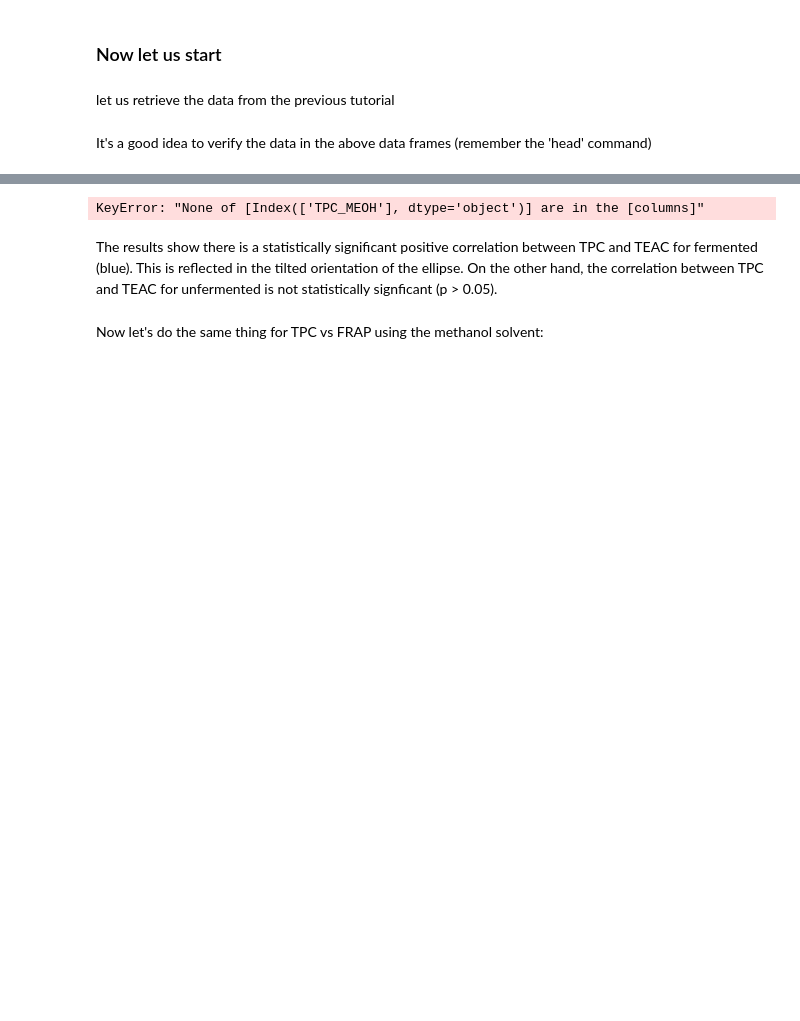
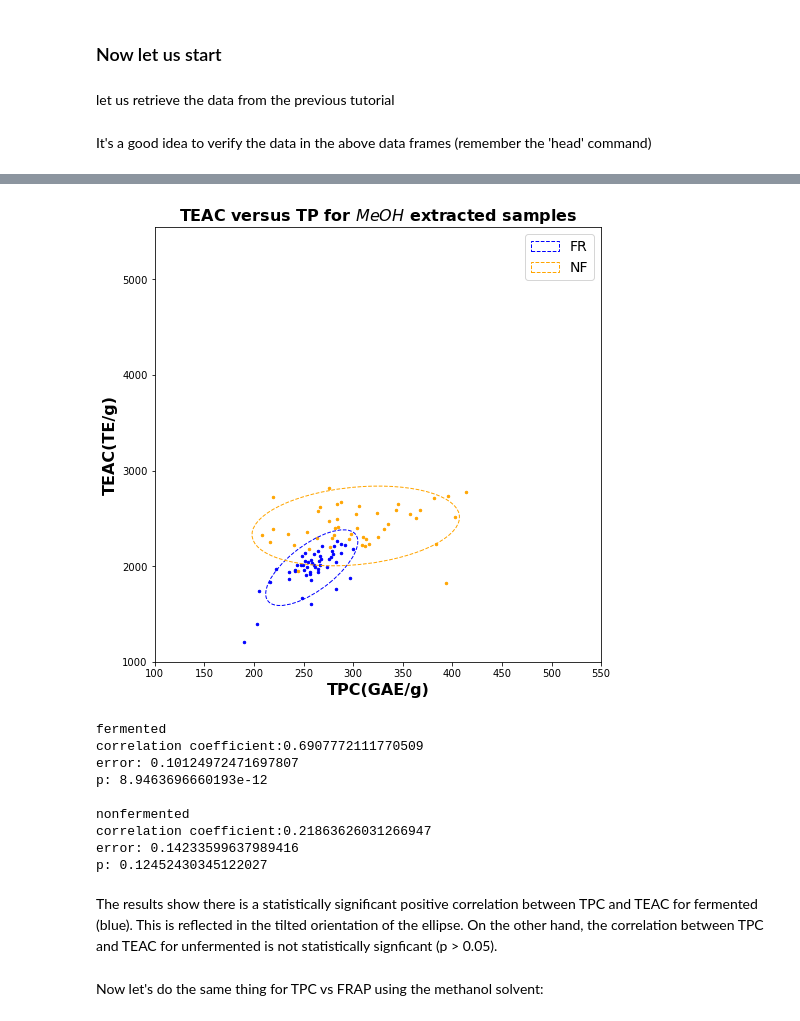
Before and after one commit to Hack4Dev/rooibosTea_classification, a Jupyter notebook: rooibos/data correlation.ipynb, the cells around one changed output, grey strips where cells are left out. Cells and saved outputs as stored; diff of their text form; code cells hidden in the pictures; blank space fills up the shorter version.

```diff
--- a/rooibos/data correlation.ipynb
+++ b/rooibos/data correlation.ipynb
@@ -52,15 +39,21 @@ Let's give this a try!
 # %%
-# Notice the '\' at the end of each line, which tells python that the command
-# continues on the next line.
-
-draw_Confidence_ellipse ( \
-    df_fer[['TPC_MEOH']],  df_fer[['TEAC_MEOH']], \
-    df_nf[['TPC_MEOH']],  df_nf[['TEAC_MEOH']], \
-    "TPC(GAE/g)", "TEAC(TE/g)", \
-    "TEAC versus TP for $MeOH$ extracted samples", \
+draw_confidence_ellipse (
+    df_fer[['TPC_MEOH']],  df_fer[['TEAC_MEOH']],
+    df_nf[['TPC_MEOH']],  df_nf[['TEAC_MEOH']],
+    "TPC(GAE/g)", "TEAC(TE/g)",
+    "TEAC versus TP for $MeOH$ extracted samples",
     [100, 550], [1000,5550] )
 # %% [output]
+[figure, added]
-KeyError: "None of [Index(['TPC_MEOH'], dtype='object')] are in the [columns]"
+fermented
+correlation coefficient:0.6907772111770509
+error: 0.10124972471697807
+p: 8.9463696660193e-12
+
+nonfermented
+correlation coefficient:0.21863626031266947
+error: 0.14233599637989416
+p: 0.12452430345122027
 # %% [markdown]
 The results show there is a statistically significant positive correlation between TPC and TEAC for fermented (blue). This is reflected in the tilted orientation of the ellipse. On the other hand, the correlation between TPC and TEAC for unfermented is not statistically signficant (p > 0.05).
 # %% [markdown]
```
Also changed, not shown: parts of 8 cells of this notebook, 6 other files.
